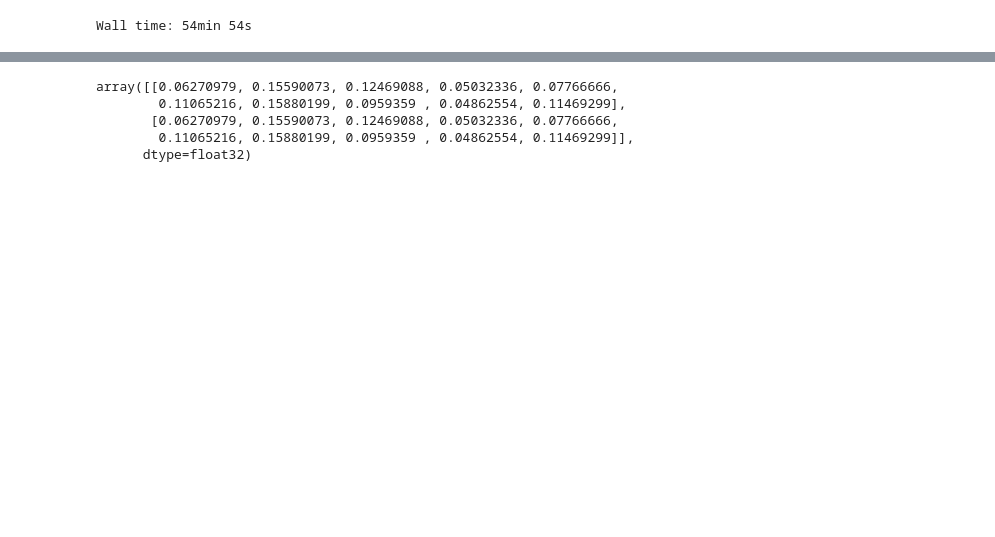
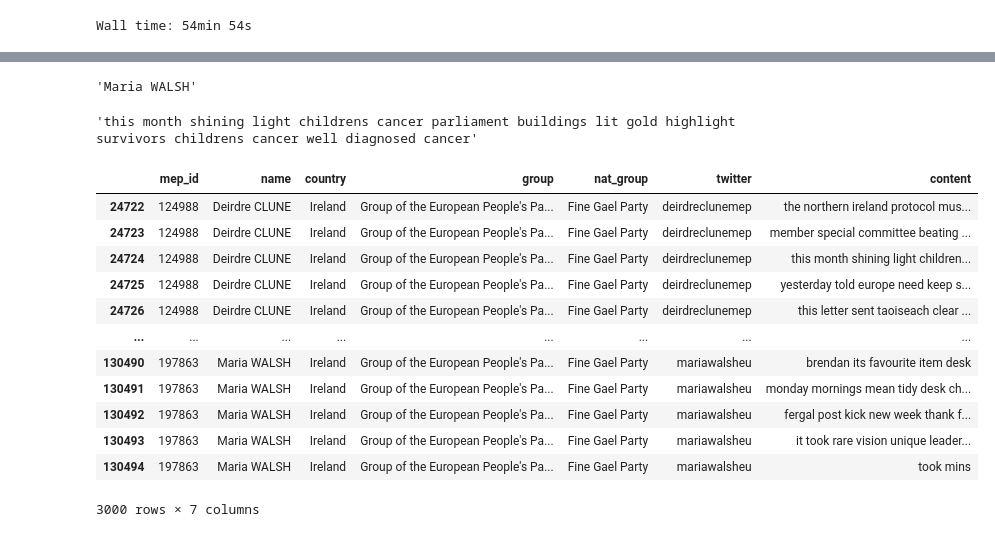
Before and after one commit to simonjpastor/delphes, a Jupyter notebook: notebooks/pierre_notebooks/pierre_preprocessing.ipynb, the cells around one changed output, grey strips where cells are left out. Drawn from its saved outputs; the diff is of its cells as text; code cells hidden in the pictures; blank space fills up the shorter version.

Commit message:
Deputy predictor in the pipe

```diff
--- a/notebooks/pierre_notebooks/pierre_preprocessing.ipynb
+++ b/notebooks/pierre_notebooks/pierre_preprocessing.ipynb
@@ -261,8 +281,0 @@ X_example_pad = pad_sequences(X_example, padding='post',value=-1000, dtype='floa
-# %%
-model.predict(X_example_pad)
-# %% [output]
-array([[0.06270979, 0.15590073, 0.12469088, 0.05032336, 0.07766666,
-        0.11065216, 0.15880199, 0.0959359 , 0.04862554, 0.11469299],
-       [0.06270979, 0.15590073, 0.12469088, 0.05032336, 0.07766666,
-        0.11065216, 0.15880199, 0.0959359 , 0.04862554, 0.11469299]],
-      dtype=float32)
@@ -268,0 +313,24 @@ array([[0.06270979, 0.15590073, 0.12469088, 0.05032336, 0.07766666,
+# %%
+prediction
+# %% [output]
+'Maria WALSH'
+# %%
+testbase_df['content'][24724]
+# %% [output]
+'this month shining light childrens cancer parliament buildings lit gold highlight survivors childrens cancer well diagnosed cancer'
+# %%
+testbase_df
+# %% [output]
+|  | mep_id | name | country | group | nat_group | twitter | content |
+| 24722 | 124988 | Deirdre CLUNE | Ireland | Group of the European People's Pa... | Fine Gael Party | deirdreclunemep | the northern ireland protocol mus... |
+| 24723 | 124988 | Deirdre CLUNE | Ireland | Group of the European People's Pa... | Fine Gael Party | deirdreclunemep | member special committee beating ... |
+| 24724 | 124988 | Deirdre CLUNE | Ireland | Group of the European People's Pa... | Fine Gael Party | deirdreclunemep | this month shining light children... |
+| 24725 | 124988 | Deirdre CLUNE | Ireland | Group of the European People's Pa... | Fine Gael Party | deirdreclunemep | yesterday told europe need keep s... |
+| 24726 | 124988 | Deirdre CLUNE | Ireland | Group of the European People's Pa... | Fine Gael Party | deirdreclunemep | this letter sent taoiseach clear ... |
+| ... | ... | ... | ... | ... | ... | ... | ... |
+| 130490 | 197863 | Maria WALSH | Ireland | Group of the European People's Pa... | Fine Gael Party | mariawalsheu | brendan its favourite item desk |
+| 130491 | 197863 | Maria WALSH | Ireland | Group of the European People's Pa... | Fine Gael Party | mariawalsheu | monday mornings mean tidy desk ch... |
+| 130492 | 197863 | Maria WALSH | Ireland | Group of the European People's Pa... | Fine Gael Party | mariawalsheu | fergal post kick new week thank f... |
+| 130493 | 197863 | Maria WALSH | Ireland | Group of the European People's Pa... | Fine Gael Party | mariawalsheu | it took rare vision unique leader... |
+| 130494 | 197863 | Maria WALSH | Ireland | Group of the European People's Pa... | Fine Gael Party | mariawalsheu | took mins |
+3000 rows × 7 columns
```
Also changed, not shown: parts of 18 cells of this notebook, 1 other file.
